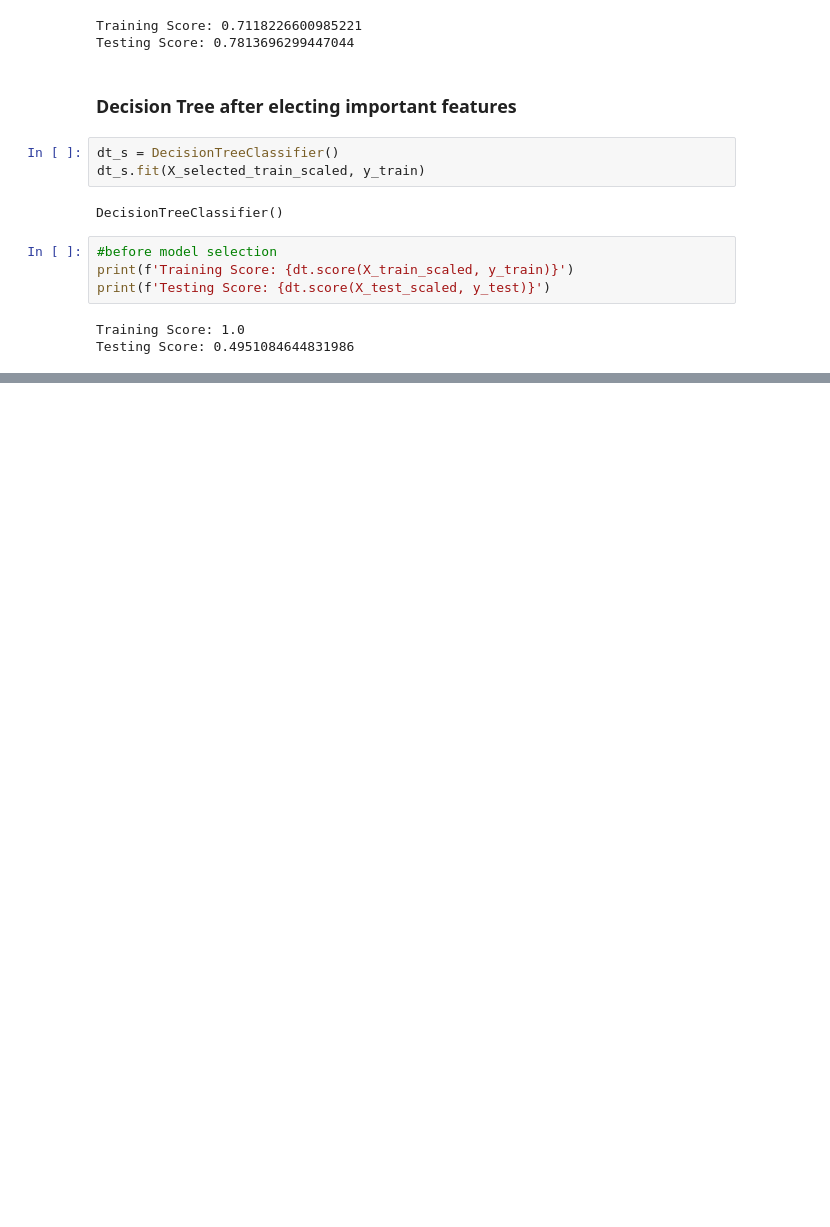
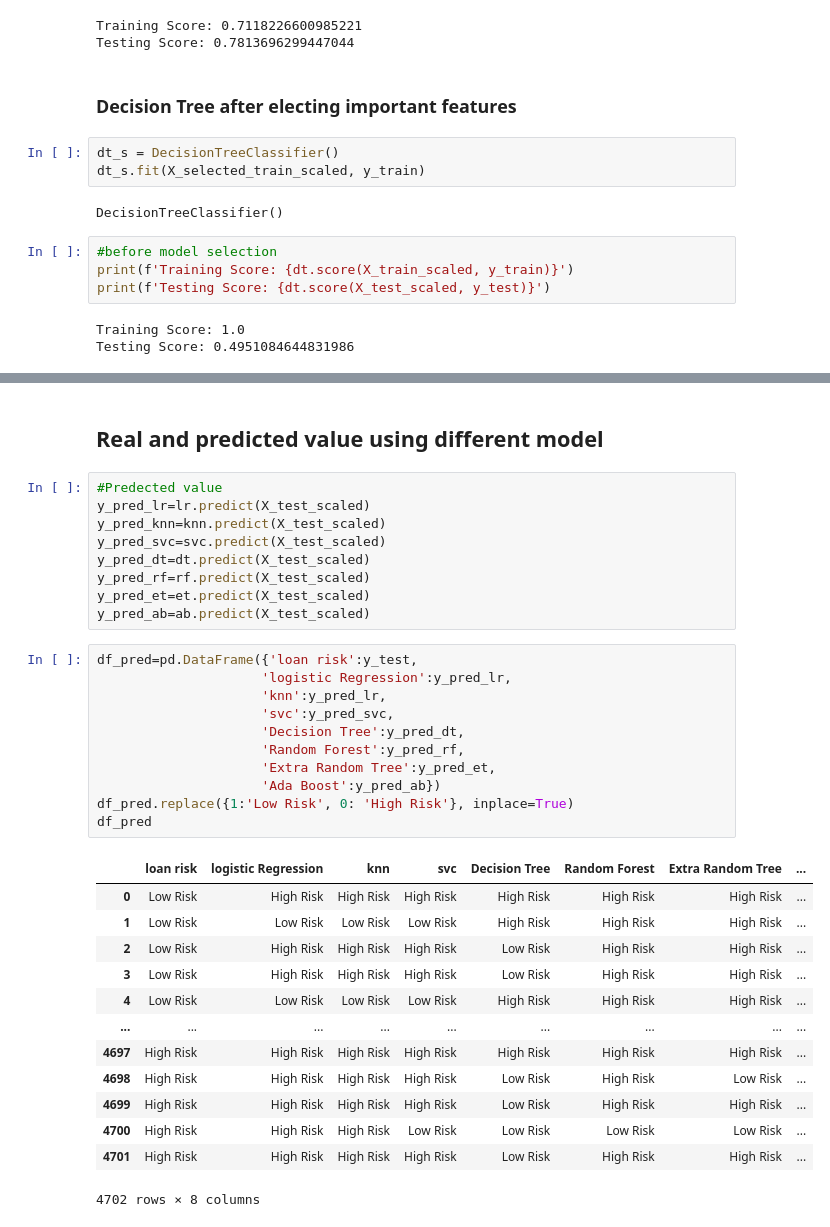
Before and after one commit to pandeysudip/credit-risk, a Jupyter notebook: Model_Under_sampling.ipynb, the cells around one changed output, grey strips where cells are left out. Cells and saved outputs as stored; diff of their text form; blank space fills up the shorter version.

Commit message:
prediction

```diff
--- a/Model_Under_sampling.ipynb
+++ b/Model_Under_sampling.ipynb
@@ -1235,0 +1251,36 @@ Testing Score: 0.46533390046788603
+# %% [markdown]
+## Real and predicted value using different model
+# %%
+#Predected value
+y_pred_lr=lr.predict(X_test_scaled)
+y_pred_knn=knn.predict(X_test_scaled)
+y_pred_svc=svc.predict(X_test_scaled)
+y_pred_dt=dt.predict(X_test_scaled)
+y_pred_rf=rf.predict(X_test_scaled)
+y_pred_et=et.predict(X_test_scaled)
+y_pred_ab=ab.predict(X_test_scaled)
+# %%
+df_pred=pd.DataFrame({'loan risk':y_test,
+                     'logistic Regression':y_pred_lr,
+                     'knn':y_pred_lr,
+                     'svc':y_pred_svc,
+                     'Decision Tree':y_pred_dt,
+                     'Random Forest':y_pred_rf,
+                     'Extra Random Tree':y_pred_et,
+                     'Ada Boost':y_pred_ab})
+df_pred.replace({1:'Low Risk', 0: 'High Risk'}, inplace=True)
+df_pred
+# %% [output]
+|  | loan risk | logistic Regression | knn | svc | Decision Tree | Random Forest | Extra Random Tree | ... |
+| 0 | Low Risk | High Risk | High Risk | High Risk | High Risk | High Risk | High Risk | ... |
+| 1 | Low Risk | Low Risk | Low Risk | Low Risk | High Risk | High Risk | High Risk | ... |
+| 2 | Low Risk | High Risk | High Risk | High Risk | Low Risk | High Risk | High Risk | ... |
+| 3 | Low Risk | High Risk | High Risk | High Risk | Low Risk | High Risk | High Risk | ... |
+| 4 | Low Risk | Low Risk | Low Risk | Low Risk | High Risk | High Risk | High Risk | ... |
+| ... | ... | ... | ... | ... | ... | ... | ... | ... |
+| 4697 | High Risk | High Risk | High Risk | High Risk | High Risk | High Risk | High Risk | ... |
+| 4698 | High Risk | High Risk | High Risk | High Risk | Low Risk | High Risk | Low Risk | ... |
+| 4699 | High Risk | High Risk | High Risk | High Risk | Low Risk | High Risk | High Risk | ... |
+| 4700 | High Risk | High Risk | High Risk | Low Risk | Low Risk | Low Risk | Low Risk | ... |
+| 4701 | High Risk | High Risk | High Risk | High Risk | Low Risk | High Risk | High Risk | ... |
+4702 rows × 8 columns
```
Also changed, not shown: parts of 1 cell of this notebook.
